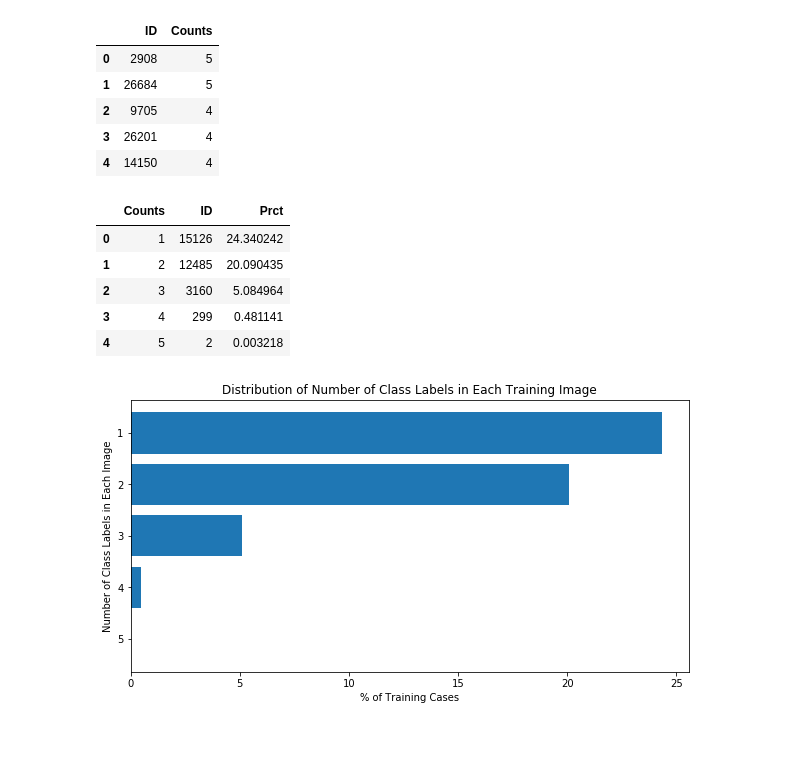
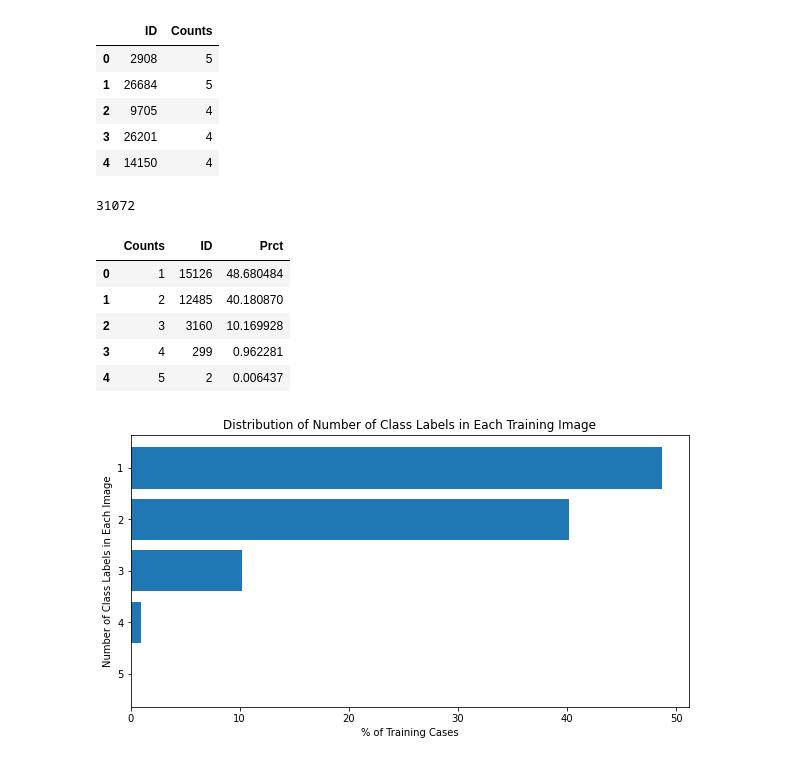
Before and after one commit to Newxy/Protein-Image-Classification, a Jupyter notebook: Protein_Image_Classification_Project_v3.ipynb, the cells around one changed output. Saved outputs shown, nothing was run; the diff lists cells and outputs as text; code cells hidden in the pictures.

```diff
--- a/Protein_Image_Classification_Project_v3.ipynb
+++ b/Protein_Image_Classification_Project_v3.ipynb
@@ -146,15 +149,17 @@ train_class_cnt3.head()
 | 4 | 14150 | 4 |
 # %%
 train_class_cnt4=train_class_cnt3.groupby('Counts').agg('count').reset_index()
-train_class_cnt4.loc[:,'Prct']=train_class_cnt4['ID']/train_target.size*100.0
+print(train_target2.shape[0])
+train_class_cnt4.loc[:,'Prct']=train_class_cnt4['ID']/train_target2.shape[0]*100.0
 train_class_cnt4
 # %% [output]
+31072
 |  | Counts | ID | Prct |
-| 0 | 1 | 15126 | 24.340242 |
-| 1 | 2 | 12485 | 20.090435 |
-| 2 | 3 | 3160 | 5.084964 |
-| 3 | 4 | 299 | 0.481141 |
-| 4 | 5 | 2 | 0.003218 |
+| 0 | 1 | 15126 | 48.680484 |
+| 1 | 2 | 12485 | 40.180870 |
+| 2 | 3 | 3160 | 10.169928 |
+| 3 | 4 | 299 | 0.962281 |
+| 4 | 5 | 2 | 0.006437 |
 # %%
 plt.figure(figsize=(10,5))
 plt.barh(train_class_cnt4['Counts'], train_class_cnt4['Prct'])
```
Also changed, not shown: parts of 2 cells of this notebook.
